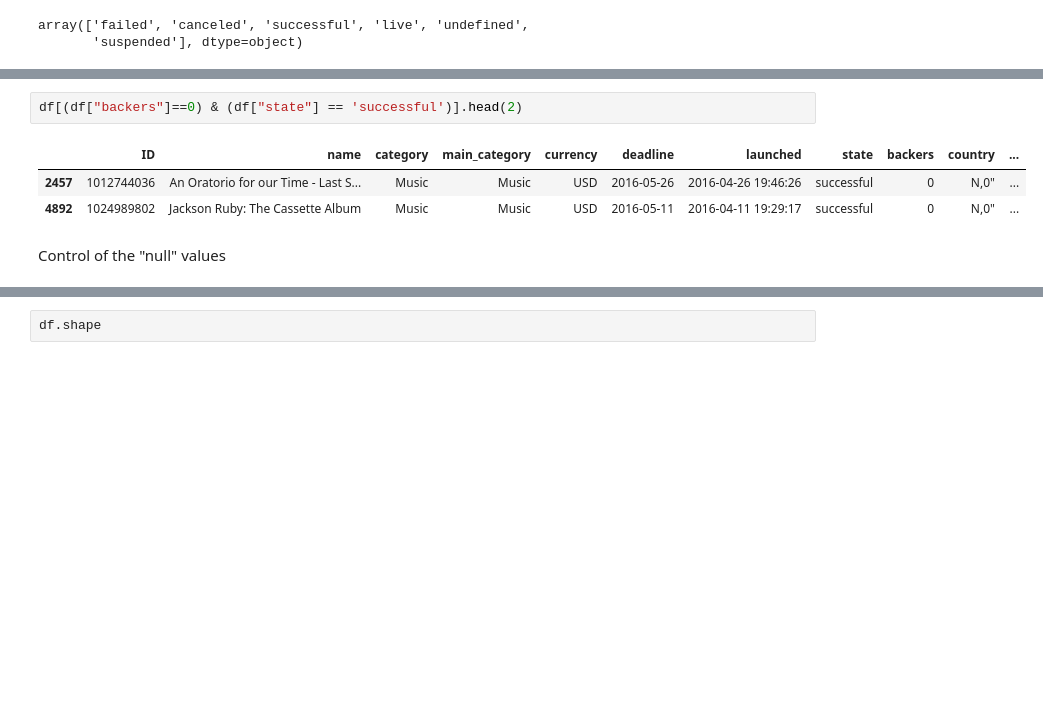
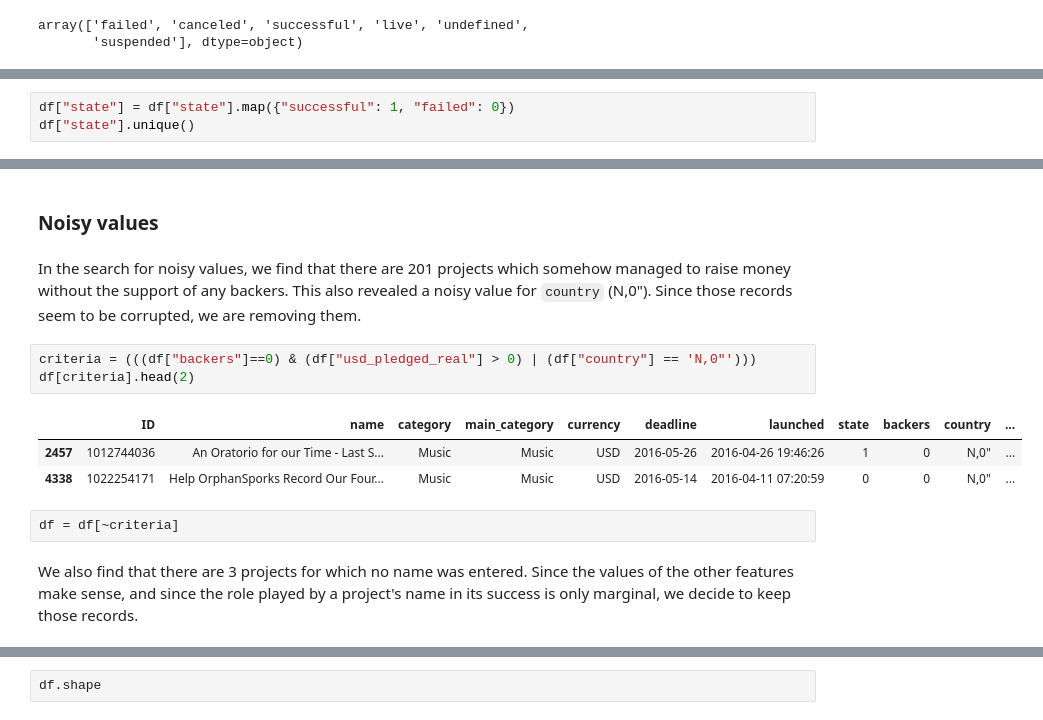
Before and after one commit to tbacha/DMML2019_Team_Apple, a Jupyter notebook: code/Kickstarter_notebook_Team_Apple.ipynb, the cells around one changed output, grey strips where cells are left out. Drawn from its saved outputs; the diff is of its cells as text; blank space fills up the shorter version.

```diff
--- a/code/Kickstarter_notebook_Team_Apple.ipynb
+++ b/code/Kickstarter_notebook_Team_Apple.ipynb
@@ -79,0 +96,3 @@ The 'usd pledged' feature is also removed, because it serves no purpose (there i
+# %%
+df["state"] = df["state"].map({"successful": 1, "failed": 0})
+df["state"].unique()
@@ -84,11 +127,18 @@ we see here a noisy value for "country".
+# %% [markdown]
+### Noisy values
+# %% [markdown]
+In the search for noisy values, we find that there are 201 projects which somehow managed to raise money without the support of any backers. This also revealed a noisy value for `country` (N,0"). Since those records seem to be corrupted, we are removing them.
 # %%
-df[(df["backers"]==0) & (df["state"] == 'successful')].head(2)
+criteria = (((df["backers"]==0) & (df["usd_pledged_real"] > 0) | (df["country"] == 'N,0"')))
+df[criteria].head(2)
 # %% [output]
 |  | ID | name | category | main_category | currency | deadline | launched | state | backers | country | ... |
-| 2457 | 1012744036 | An Oratorio for our Time - Last S... | Music | Music | USD | 2016-05-26 | 2016-04-26 19:46:26 | successful | 0 | N,0" | ... |
-| 4892 | 1024989802 | Jackson Ruby: The Cassette Album | Music | Music | USD | 2016-05-11 | 2016-04-11 19:29:17 | successful | 0 | N,0" | ... |
+| 2457 | 1012744036 | An Oratorio for our Time - Last S... | Music | Music | USD | 2016-05-26 | 2016-04-26 19:46:26 | 1 | 0 | N,0" | ... |
+| 4338 | 1022254171 | Help OrphanSporks Record Our Four... | Music | Music | USD | 2016-05-14 | 2016-04-11 07:20:59 | 0 | 0 | N,0" | ... |
-# %% [markdown]
-Control of the "null" values
+# %%
+df = df[~criteria]
+# %% [markdown]
+We also find that there are 3 projects for which no name was entered. Since the values of the other features make sense, and since the role played by a project's name in its success is only marginal, we decide to keep those records.
 # %%
 df[pd.isnull(df).any(axis=1)]
 # %% [output]
```
Also changed, not shown: parts of 96 cells of this notebook.
